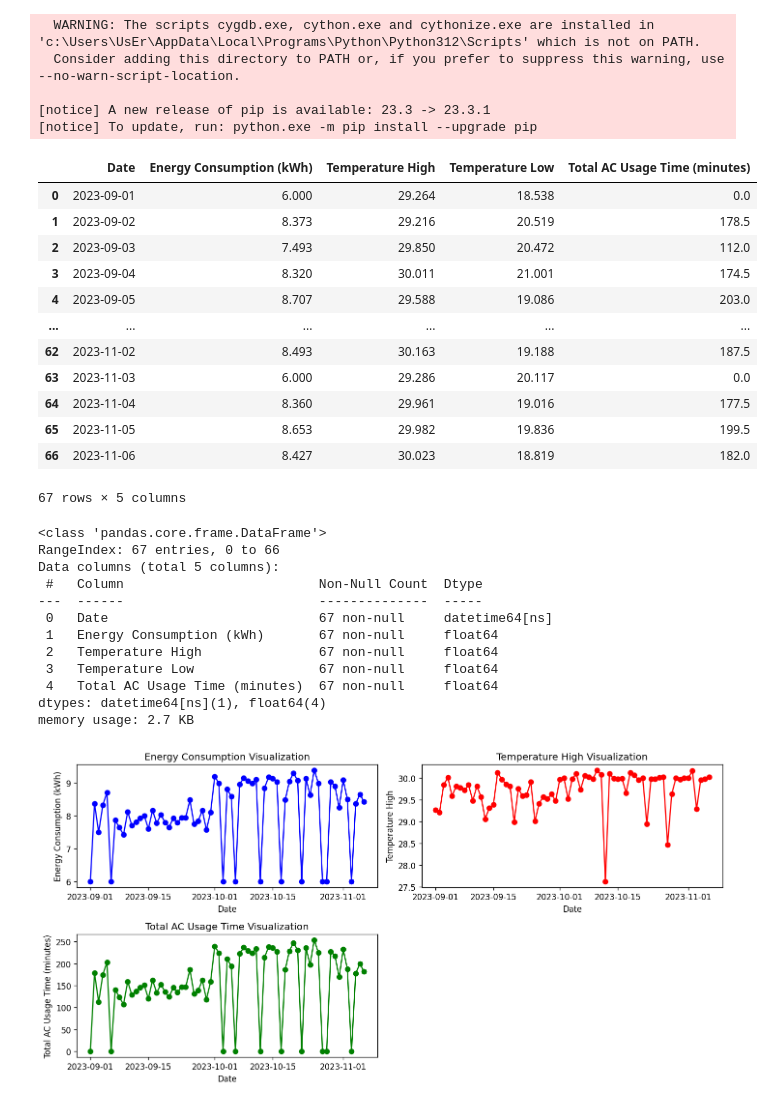
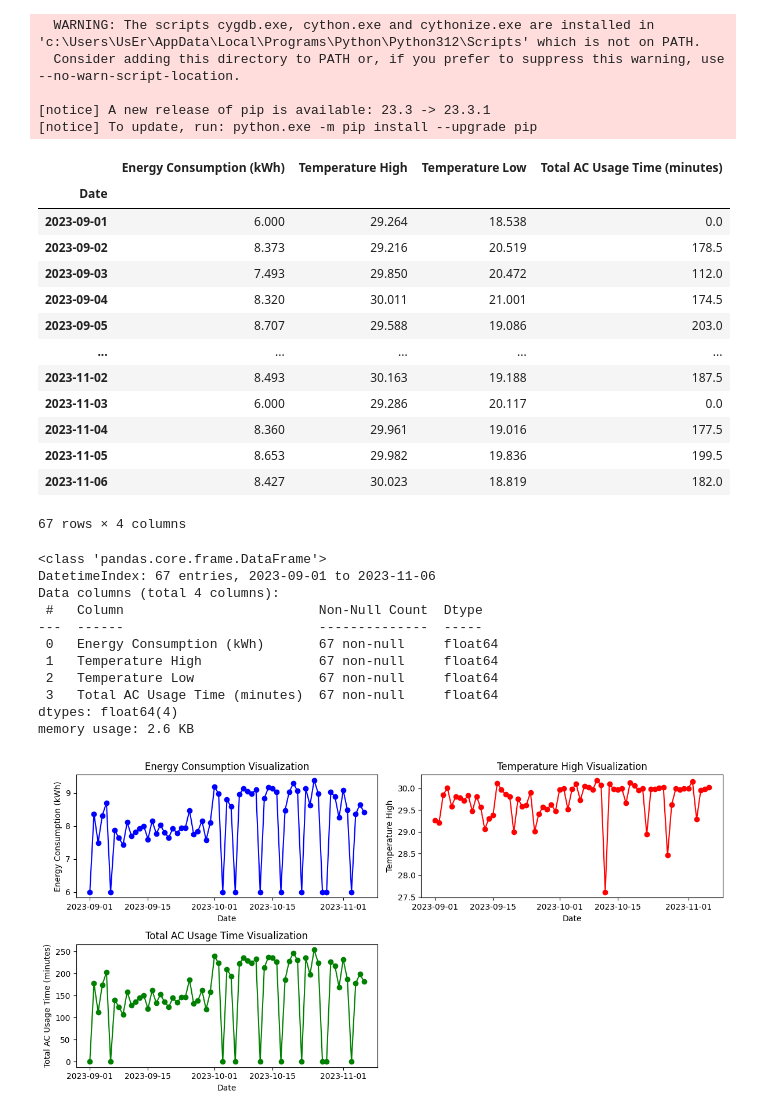
Before and after one commit to kenziehh/SmartHome, a Jupyter notebook: prediction.ipynb, the cells around one changed output. Drawn from its saved outputs; the diff is of its cells as text; code cells hidden in the pictures.

```diff
--- a/prediction.ipynb
+++ b/prediction.ipynb
@@ -94,33 +72,34 @@ import matplotlib.pyplot as plt
 # %%
 df = pd.read_csv('daily_energy_consumption.csv', parse_dates=['Date'])
+df.set_index('Date', inplace=True)
 df
 # %% [output]
-|  | Date | Energy Consumption (kWh) | Temperature High | Temperature Low | Total AC Usage Time (minutes) |
-| 0 | 2023-09-01 | 6.000 | 29.264 | 18.538 | 0.0 |
-| 1 | 2023-09-02 | 8.373 | 29.216 | 20.519 | 178.5 |
-| 2 | 2023-09-03 | 7.493 | 29.850 | 20.472 | 112.0 |
-| 3 | 2023-09-04 | 8.320 | 30.011 | 21.001 | 174.5 |
-| 4 | 2023-09-05 | 8.707 | 29.588 | 19.086 | 203.0 |
-| ... | ... | ... | ... | ... | ... |
-| 62 | 2023-11-02 | 8.493 | 30.163 | 19.188 | 187.5 |
-| 63 | 2023-11-03 | 6.000 | 29.286 | 20.117 | 0.0 |
-| 64 | 2023-11-04 | 8.360 | 29.961 | 19.016 | 177.5 |
-| 65 | 2023-11-05 | 8.653 | 29.982 | 19.836 | 199.5 |
-| 66 | 2023-11-06 | 8.427 | 30.023 | 18.819 | 182.0 |
+|  | Energy Consumption (kWh) | Temperature High | Temperature Low | Total AC Usage Time (minutes) |
+| Date |  |  |  |  |
+| 2023-09-01 | 6.000 | 29.264 | 18.538 | 0.0 |
+| 2023-09-02 | 8.373 | 29.216 | 20.519 | 178.5 |
+| 2023-09-03 | 7.493 | 29.850 | 20.472 | 112.0 |
+| 2023-09-04 | 8.320 | 30.011 | 21.001 | 174.5 |
+| 2023-09-05 | 8.707 | 29.588 | 19.086 | 203.0 |
+| ... | ... | ... | ... | ... |
+| 2023-11-02 | 8.493 | 30.163 | 19.188 | 187.5 |
+| 2023-11-03 | 6.000 | 29.286 | 20.117 | 0.0 |
+| 2023-11-04 | 8.360 | 29.961 | 19.016 | 177.5 |
+| 2023-11-05 | 8.653 | 29.982 | 19.836 | 199.5 |
+| 2023-11-06 | 8.427 | 30.023 | 18.819 | 182.0 |
-67 rows × 5 columns
+67 rows × 4 columns
 # %%
 df.info()
 # %% [output]
 <class 'pandas.core.frame.DataFrame'>
-RangeIndex: 67 entries, 0 to 66
-Data columns (total 5 columns):
+DatetimeIndex: 67 entries, 2023-09-01 to 2023-11-06
+Data columns (total 4 columns):
  #   Column                         Non-Null Count  Dtype
 ---  ------                         --------------  -----
- 0   Date                           67 non-null     datetime64[ns]
- 1   Energy Consumption (kWh)       67 non-null     float64
- 2   Temperature High               67 non-null     float64
- 3   Temperature Low                67 non-null     float64
- 4   Total AC Usage Time (minutes)  67 non-null     float64
-dtypes: datetime64[ns](1), float64(4)
-memory usage: 2.7 KB
+ 0   Energy Consumption (kWh)       67 non-null     float64
+ 1   Temperature High               67 non-null     float64
+ 2   Temperature Low                67 non-null     float64
+ 3   Total AC Usage Time (minutes)  67 non-null     float64
+dtypes: float64(4)
+memory usage: 2.6 KB
 # %%
```
Also changed, not shown: parts of 12 cells of this notebook.
